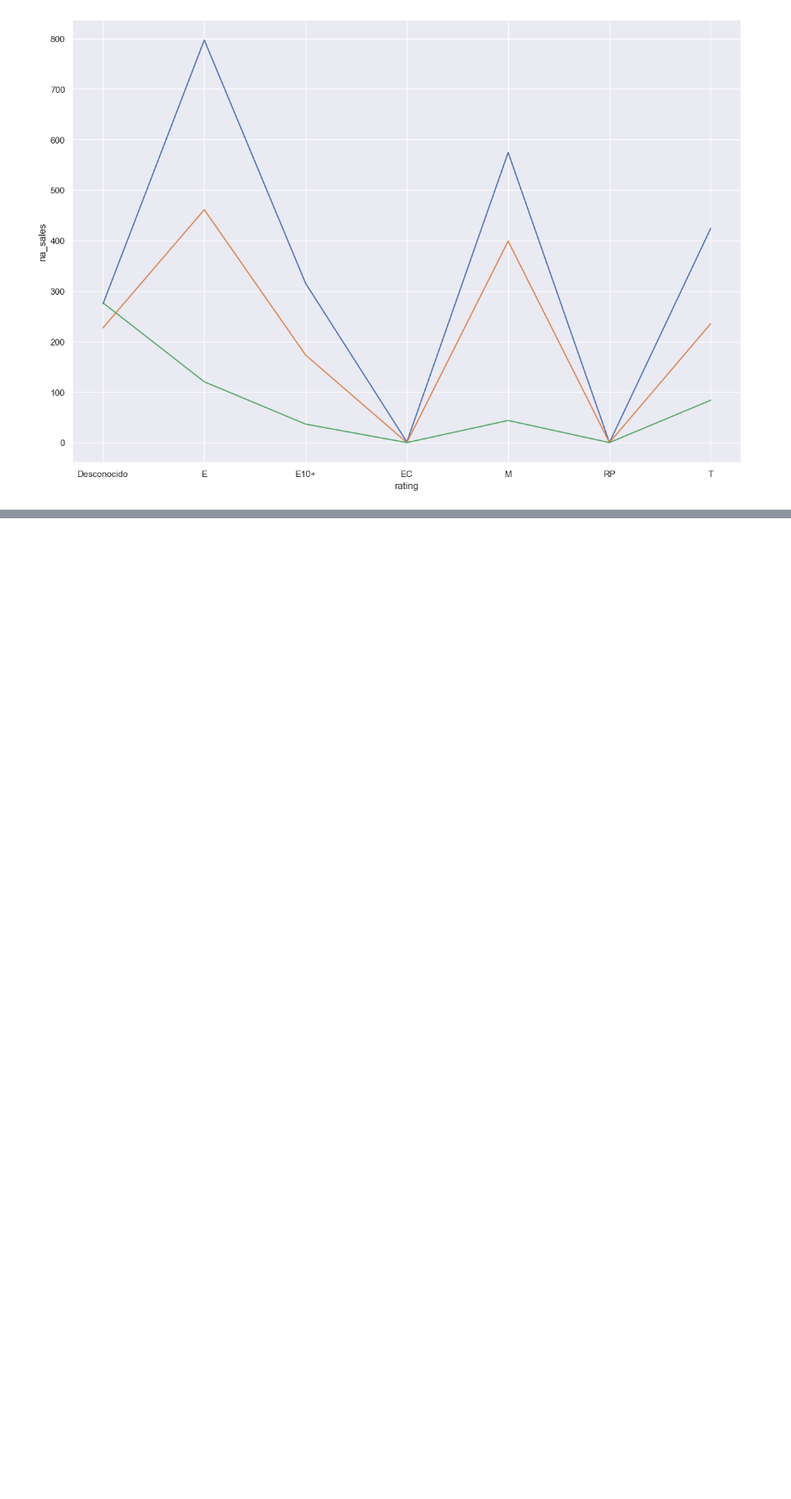
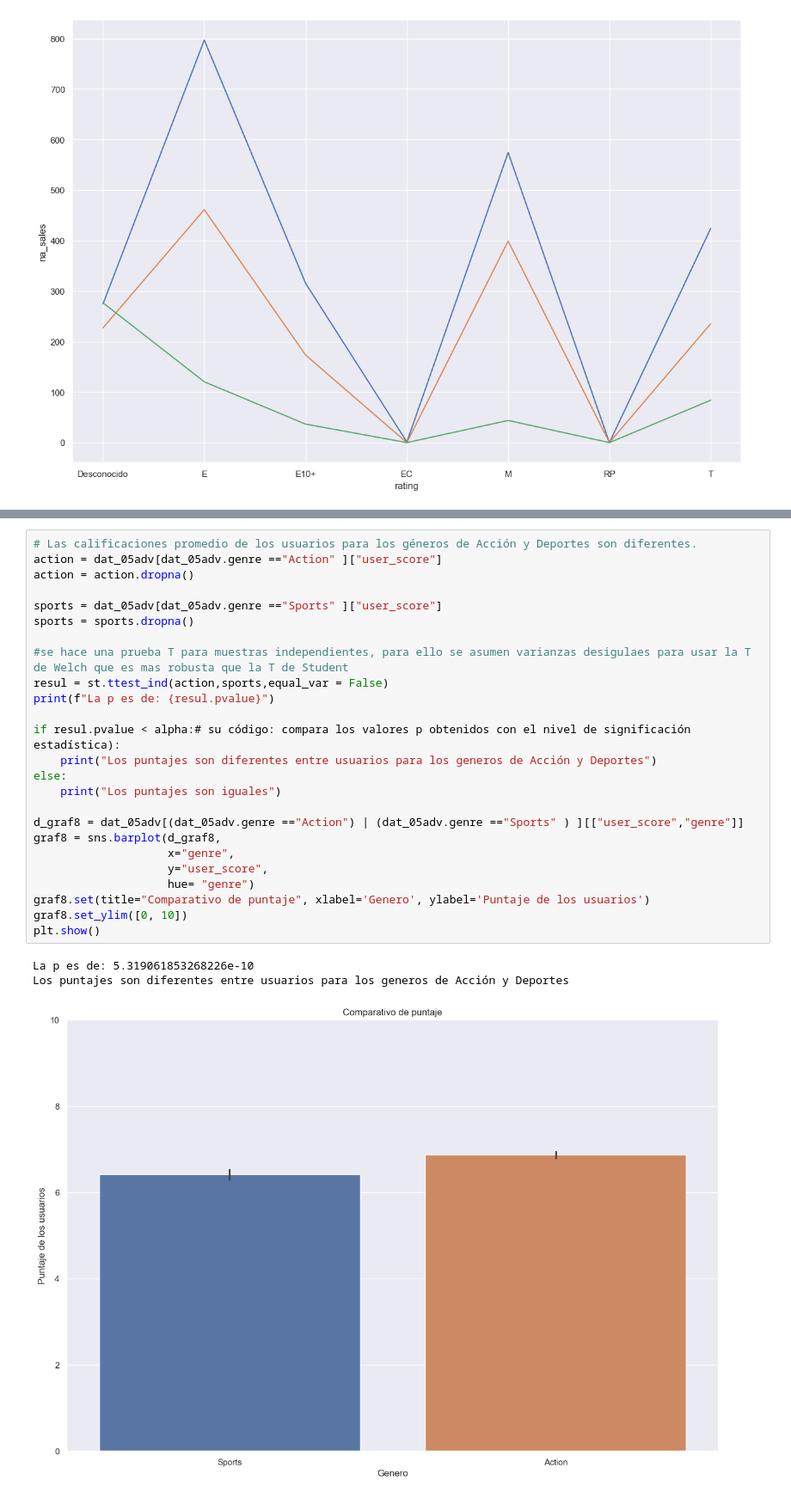
Before and after one commit to hukitan/tripleten, a Jupyter notebook: Proyectos_en_desarrollo/proyecto 6/proyecto6.ipynb, the cells around one changed output, grey strips where cells are left out. Shown at 86% size. Saved outputs shown, nothing was run; the diff lists cells and outputs as text; blank space fills up the shorter version.

```diff
--- a/Proyectos_en_desarrollo/proyecto 6/proyecto6.ipynb
+++ b/Proyectos_en_desarrollo/proyecto 6/proyecto6.ipynb
@@ -335,0 +352,29 @@ plt.show()
+# %%
+# Las calificaciones promedio de los usuarios para los géneros de Acción y Deportes son diferentes.
+action = dat_05adv[dat_05adv.genre =="Action" ]["user_score"]
+action = action.dropna()
+
+sports = dat_05adv[dat_05adv.genre =="Sports" ]["user_score"]
+sports = sports.dropna()
+
+#se hace una prueba T para muestras independientes, para ello se asumen varianzas desigulaes para usar la T de Welch que es mas robusta que la T de Student
+resul = st.ttest_ind(action,sports,equal_var = False)
+print(f"La p es de: {resul.pvalue}")
+
+if resul.pvalue < alpha:# su código: compara los valores p obtenidos con el nivel de significación estadística):
+    print("Los puntajes son diferentes entre usuarios para los generos de Acción y Deportes")
+else:
+    print("Los puntajes son iguales")
+
+d_graf8 = dat_05adv[(dat_05adv.genre =="Action") | (dat_05adv.genre =="Sports" ) ][["user_score","genre"]]
+graf8 = sns.barplot(d_graf8,
+                    x="genre",
+                    y="user_score",
+                    hue= "genre")
+graf8.set(title="Comparativo de puntaje", xlabel='Genero', ylabel='Puntaje de los usuarios')
+graf8.set_ylim([0, 10])
+plt.show()
+# %% [output]
+La p es de: 5.319061853268226e-10
+Los puntajes son diferentes entre usuarios para los generos de Acción y Deportes
+[figure, added]
```
Also changed, not shown: parts of 13 cells of this notebook.
